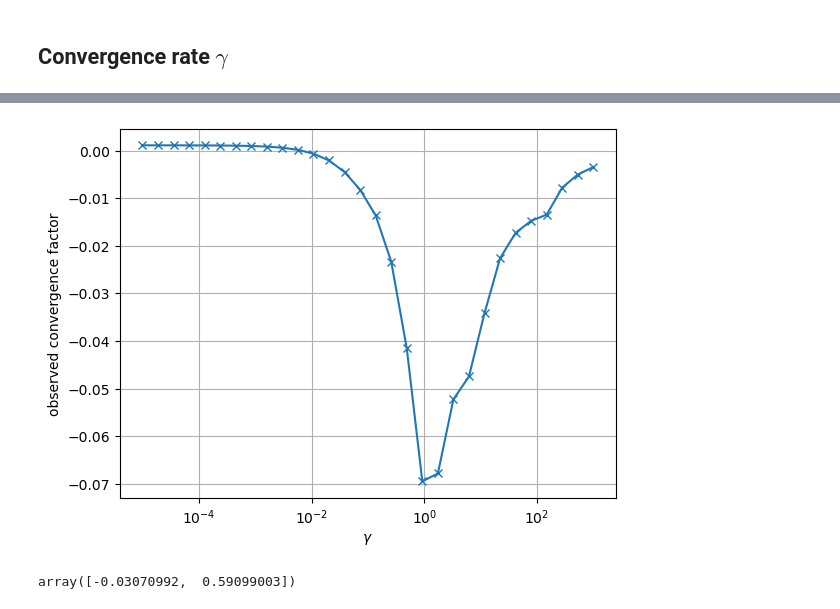
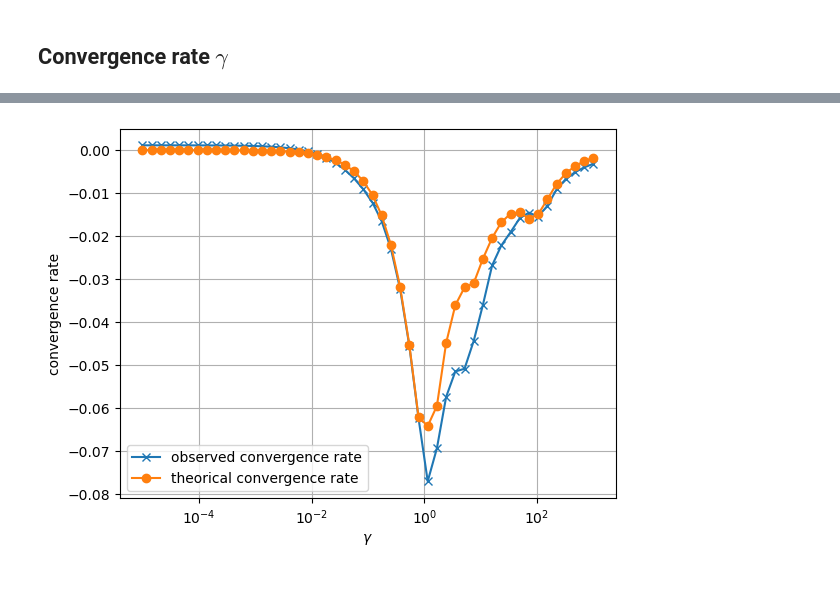
Before and after one commit to lucas-perrin/LWW_Assim, a Jupyter notebook: python_code/comparaison_observers.ipynb, the cells around one changed output, grey strips where cells are left out. Saved outputs shown, nothing was run; the diff lists cells and outputs as text; code cells hidden in the pictures.

Commit message:
testing with more frequencies in initial condition, and adding the theorical convergence factor in the gamma graph

```diff
--- a/python_code/comparaison_observers.ipynb
+++ b/python_code/comparaison_observers.ipynb
@@ -19,7 +19,7 @@ g = 1
 gain = 1
 T_start = 0
 T = 500
-N_ini_fq = 2**2
+N_ini_fq = 2**3
 
 # ------------------------------
 # Space discretization
@@ -178,12 +178,14 @@ plt.show()
 # %% [markdown]
 ## Convergence rate $\gamma$
 # %%
-nb_gamma = 30
+nb_gamma = 50
 gamma_list = (10*np.ones(nb_gamma))**np.linspace(-5,3,nb_gamma)
 # %%
+conv_factor_the = np.zeros(nb_gamma)
 fX_sol = {}
 for i,gamma in enumerate(gamma_list):
     fAmini_i = np.block([[fOmini, fImini], [fFmini, gamma * Pimini_nm @ fCmini]])
+    conv_factor_the[i] = largest_nonzero_eigenvalue(fAmini_i)
     print('done for ode nb :',i+1)
     fX_sol[i] = Euler_Explicit(fAmini_i,fX0mini_mix,tspan)
 # %% [output]
@@ -219,11 +220,10 @@ plt.show()
 # %%
-plt.semilogx(gamma_list,conv_factor,'x-')
-plt.ylabel(r'observed convergence factor')
+plt.semilogx(gamma_list,conv_factor_obs,'x-',label='observed convergence rate')
+plt.semilogx(gamma_list,conv_factor_the,'o-',label='theorical convergence rate')
+plt.ylabel(r'convergence rate')
 plt.xlabel(r'$\gamma$')
+plt.legend()
+plt.title('')
 plt.grid()
 # %% [output]
-[figure, old version]
+[figure, new version]
-# %%
-fit
-# %% [output]
-array([-0.03070992,  0.59099003])
```
Also changed, not shown: parts of 3 cells of this notebook.
